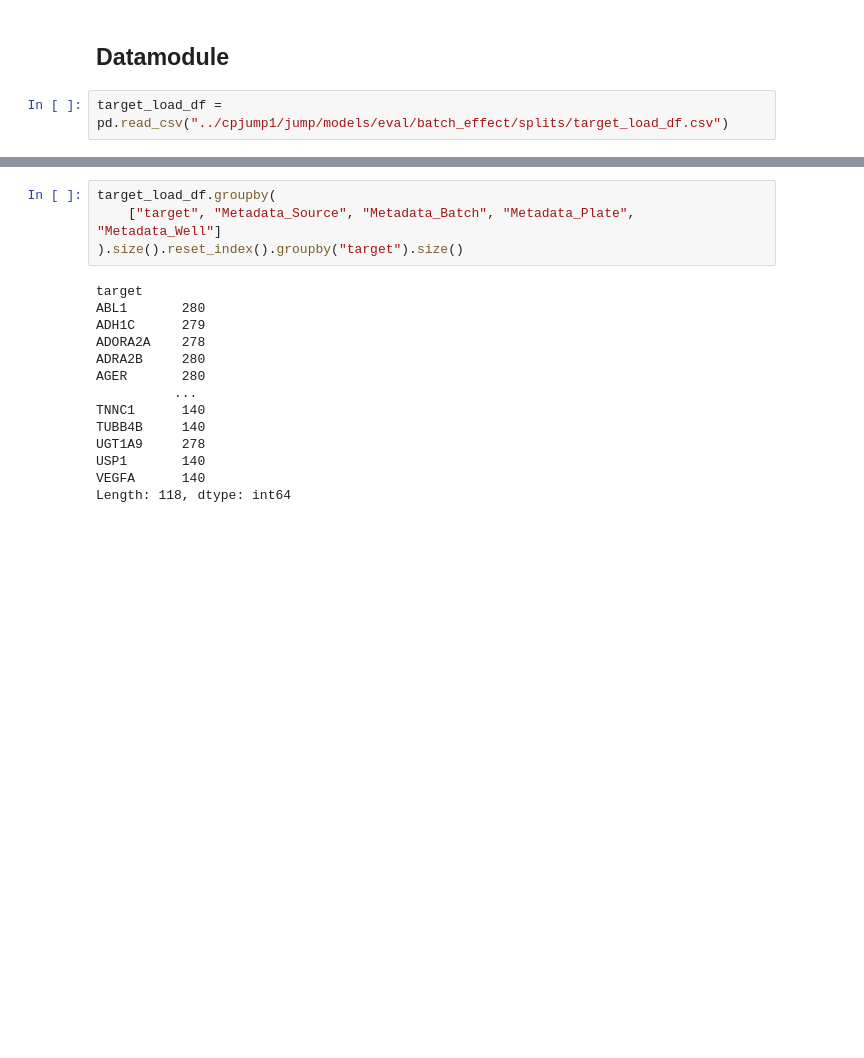
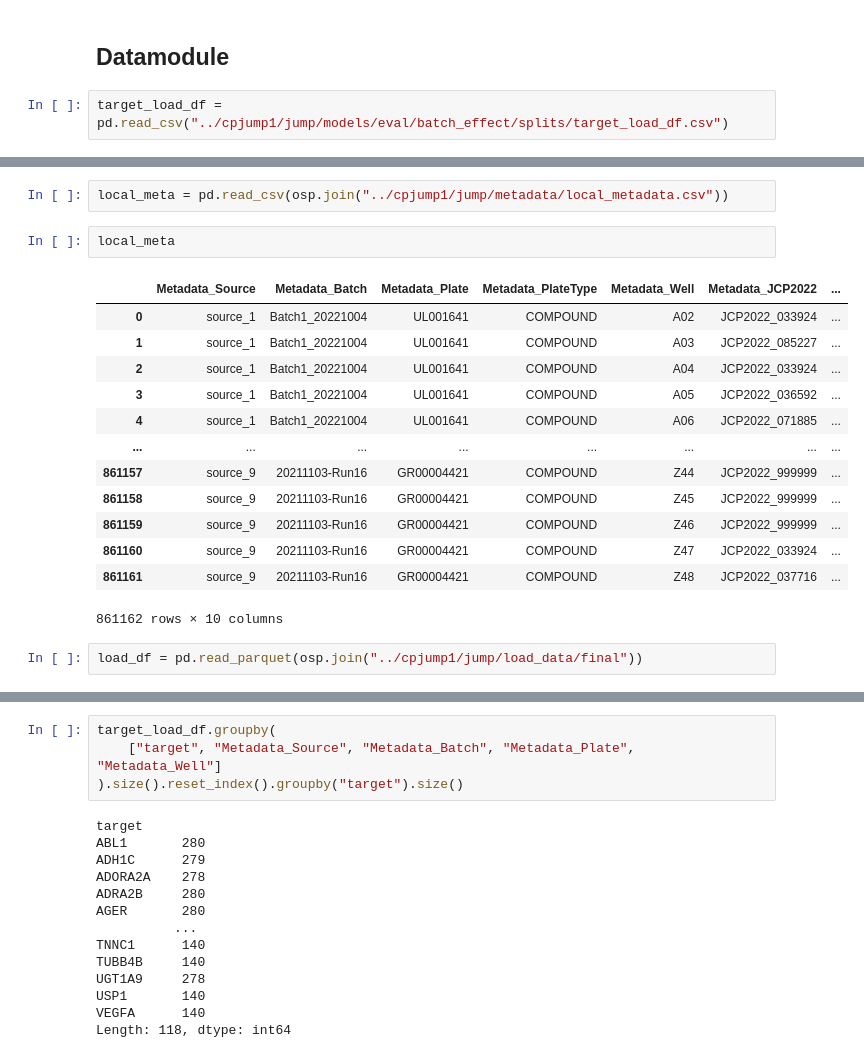
Before and after one commit to gwatkinson/jump_models, a Jupyter notebook: notebooks/2.4-gw-batch-effect-eval.ipynb, the cells around one changed output, grey strips where cells are left out. Saved outputs shown, nothing was run; the diff lists cells and outputs as text; blank space fills up the shorter version.

```diff
--- a/notebooks/2.4-gw-batch-effect-eval.ipynb
+++ b/notebooks/2.4-gw-batch-effect-eval.ipynb
@@ -508,0 +525,20 @@ target_load_df = pd.read_csv("../cpjump1/jump/models/eval/batch_effect/splits/ta
+# %%
+local_meta = pd.read_csv(osp.join("../cpjump1/jump/metadata/local_metadata.csv"))
+# %%
+local_meta
+# %% [output]
+|  | Metadata_Source | Metadata_Batch | Metadata_Plate | Metadata_PlateType | Metadata_Well | Metadata_JCP2022 | ... |
+| 0 | source_1 | Batch1_20221004 | UL001641 | COMPOUND | A02 | JCP2022_033924 | ... |
+| 1 | source_1 | Batch1_20221004 | UL001641 | COMPOUND | A03 | JCP2022_085227 | ... |
+| 2 | source_1 | Batch1_20221004 | UL001641 | COMPOUND | A04 | JCP2022_033924 | ... |
+| 3 | source_1 | Batch1_20221004 | UL001641 | COMPOUND | A05 | JCP2022_036592 | ... |
+| 4 | source_1 | Batch1_20221004 | UL001641 | COMPOUND | A06 | JCP2022_071885 | ... |
+| ... | ... | ... | ... | ... | ... | ... | ... |
+| 861157 | source_9 | 20211103-Run16 | GR00004421 | COMPOUND | Z44 | JCP2022_999999 | ... |
+| 861158 | source_9 | 20211103-Run16 | GR00004421 | COMPOUND | Z45 | JCP2022_999999 | ... |
+| 861159 | source_9 | 20211103-Run16 | GR00004421 | COMPOUND | Z46 | JCP2022_999999 | ... |
+| 861160 | source_9 | 20211103-Run16 | GR00004421 | COMPOUND | Z47 | JCP2022_033924 | ... |
+| 861161 | source_9 | 20211103-Run16 | GR00004421 | COMPOUND | Z48 | JCP2022_037716 | ... |
+861162 rows × 10 columns
+# %%
+load_df = pd.read_parquet(osp.join("../cpjump1/jump/load_data/final"))
```
Also changed, not shown: parts of 13 cells of this notebook, 7 other files.
